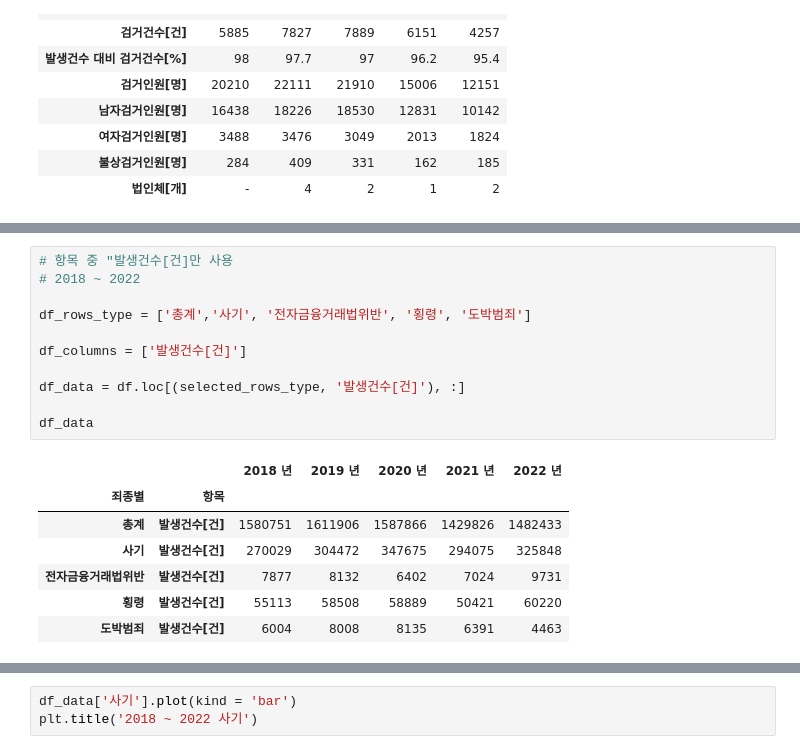
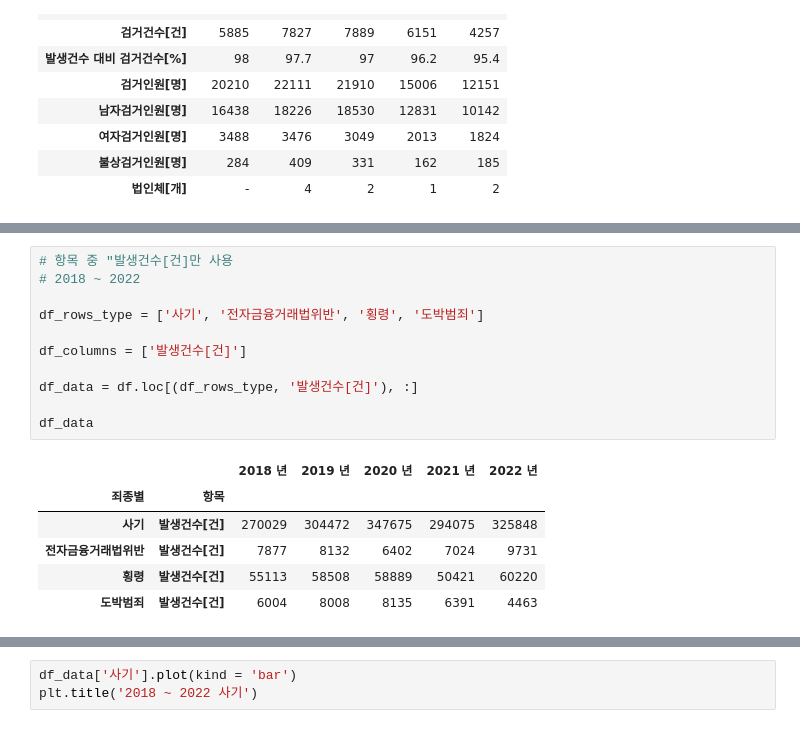
Before and after one commit to chan2-plc/data_police, a Jupyter notebook: 범죄통계 (1).ipynb, the cells around one changed output, grey strips where cells are left out. Drawn from its saved outputs; the diff is of its cells as text.

```diff
--- a/범죄통계 (1).ipynb
+++ b/범죄통계 (1).ipynb
@@ -207,18 +207,17 @@ df_rows
 # %%
 # 항목 중 "발생건수[건]만 사용
 # 2018 ~ 2022
 
-df_rows_type = ['총계','사기', '전자금융거래법위반', '횡령', '도박범죄']
+df_rows_type = ['사기', '전자금융거래법위반', '횡령', '도박범죄']
 
 df_columns = ['발생건수[건]']
 
-df_data = df.loc[(selected_rows_type, '발생건수[건]'), :]
+df_data = df.loc[(df_rows_type, '발생건수[건]'), :]
 
 df_data
 # %% [output]
 |  |  | 2018 년 | 2019 년 | 2020 년 | 2021 년 | 2022 년 |
 | 죄종별 | 항목 |  |  |  |  |  |
-| 총계 | 발생건수[건] | 1580751 | 1611906 | 1587866 | 1429826 | 1482433 |
 | 사기 | 발생건수[건] | 270029 | 304472 | 347675 | 294075 | 325848 |
 | 전자금융거래법위반 | 발생건수[건] | 7877 | 8132 | 6402 | 7024 | 9731 |
 | 횡령 | 발생건수[건] | 55113 | 58508 | 58889 | 50421 | 60220 |
```
Also changed, not shown: parts of 3 cells of this notebook.
